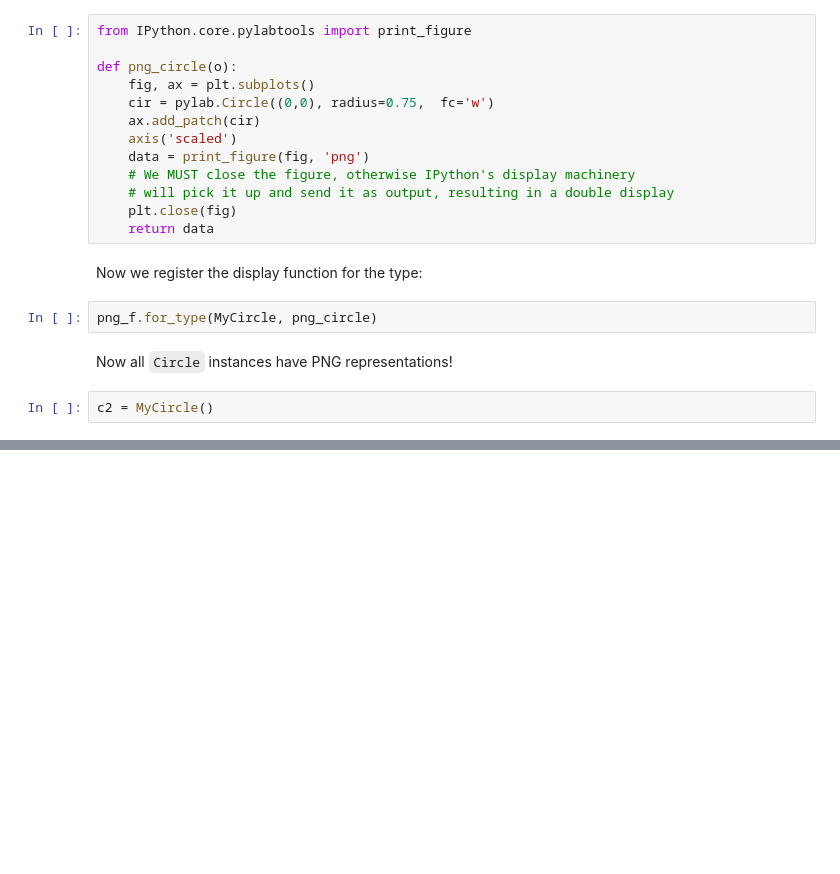
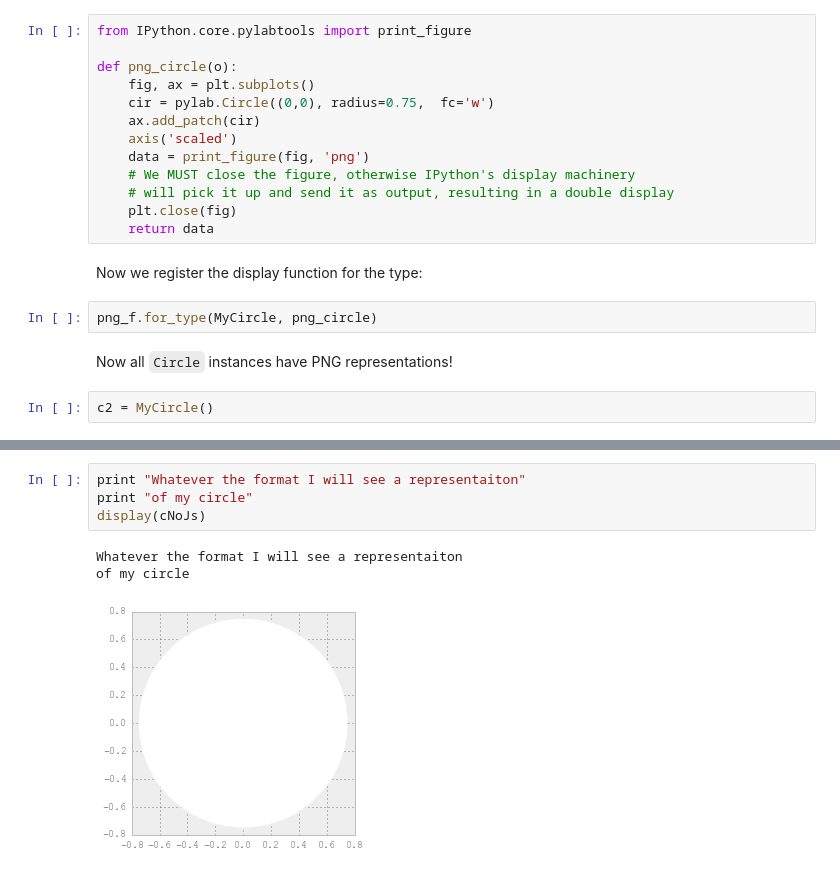
Before and after one commit to ipython/ipython-in-depth, a Jupyter notebook: notebooks/Custom Display Logic.ipynb, the cells around one changed output, grey strips where cells are left out. Drawn from its saved outputs; the diff is of its cells as text; blank space fills up the shorter version.

```diff
--- a/notebooks/Custom Display Logic.ipynb
+++ b/notebooks/Custom Display Logic.ipynb
@@ -121,0 +199,8 @@ display_png(c2)
+# %%
+print "Whatever the format I will see a representaiton"
+print "of my circle"
+display(cNoJs)
+# %% [output]
+Whatever the format I will see a representaiton
+of my circle
+[figure, added]
```
Also changed, not shown: parts of 16 cells of this notebook, 2 other files.
